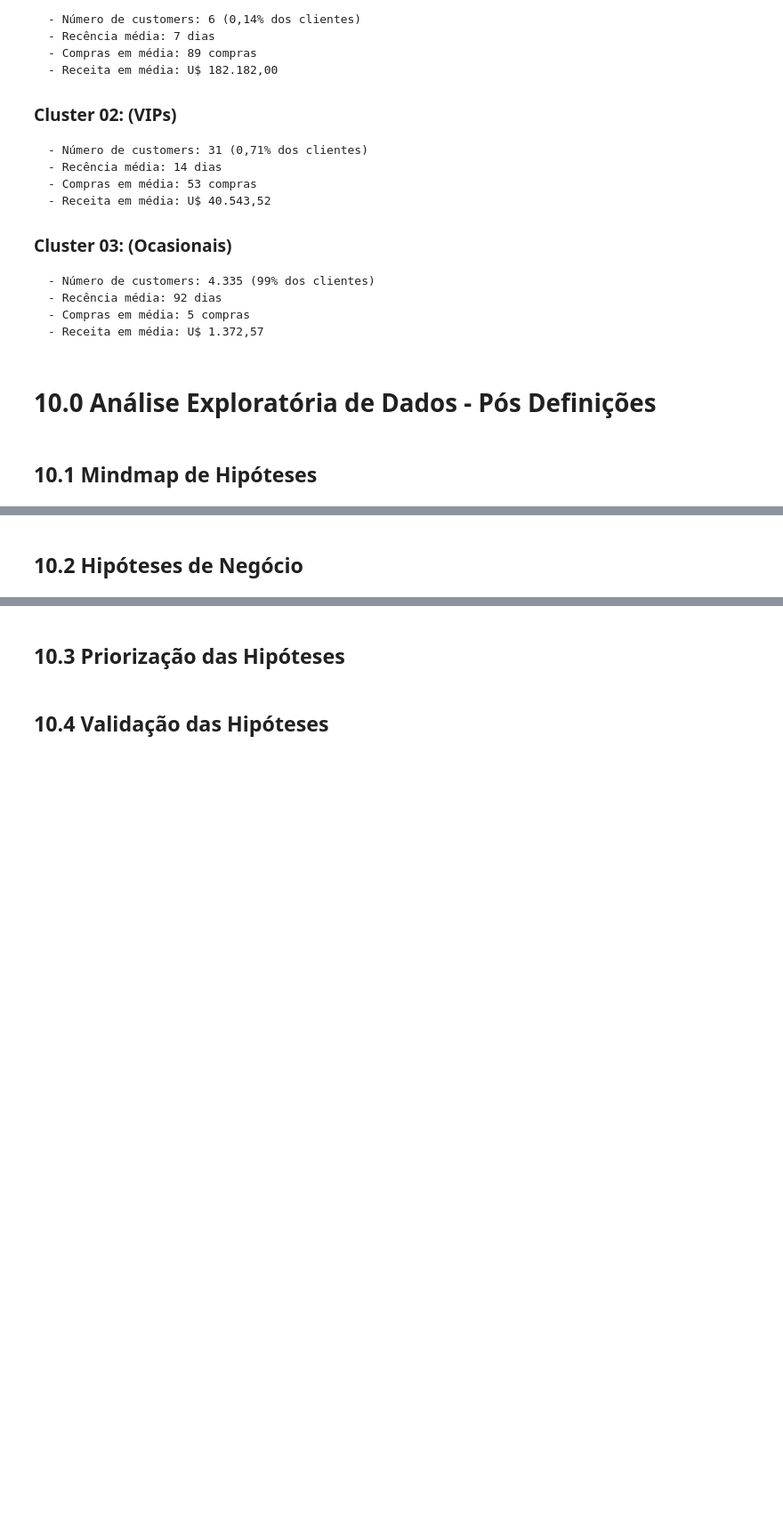
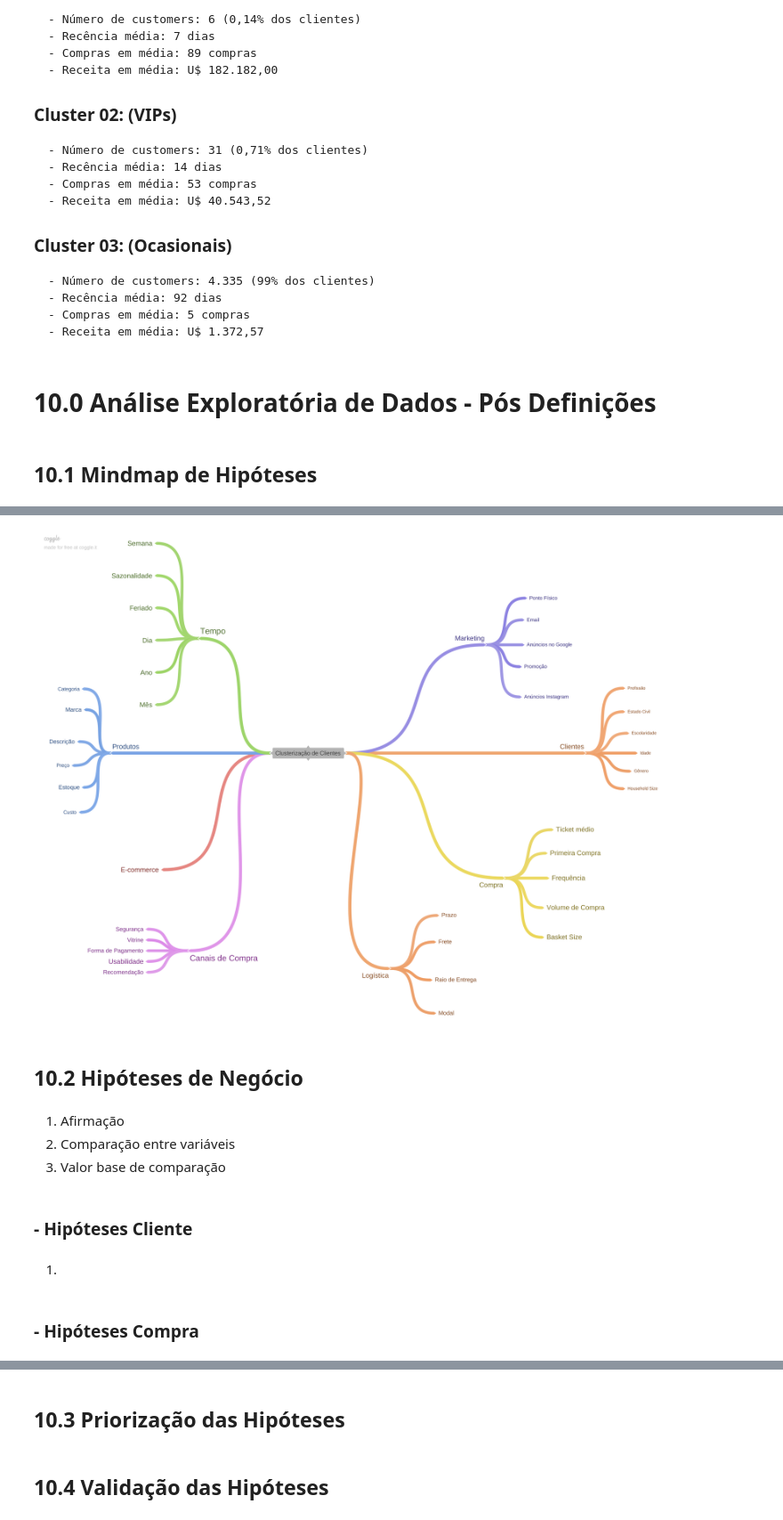
Before and after one commit to leassis91/allmart, a Jupyter notebook: notebooks/c10_model_results.ipynb, the cells around one changed output, grey strips where cells are left out. Shown at 89% size. Drawn from its saved outputs; the diff is of its cells as text; code cells hidden in the pictures; blank space fills up the shorter version.

Commit message:
mindmap add

```diff
--- a/notebooks/c10_model_results.ipynb
+++ b/notebooks/c10_model_results.ipynb
@@ -1722,2 +1733,16 @@ Após a aplicação do modelo, constatamos que há a presença de 3 clusters.
+# %%
+Image("../docs/Mindmap_Clusterizao_de_Clientes.png", width=1000, height=500)
+# %% [output]
+[figure, added]
 # %% [markdown]
 ## 10.2 Hipóteses de Negócio
+# %% [markdown]
+1. Afirmação
+1. Comparação entre variáveis
+1. Valor base de comparação
+# %% [markdown]
+### - Hipóteses Cliente
+# %% [markdown]
+1.
+# %% [markdown]
+### - Hipóteses Compra
```
Also changed, not shown: parts of 20 cells of this notebook, 1 other file.
